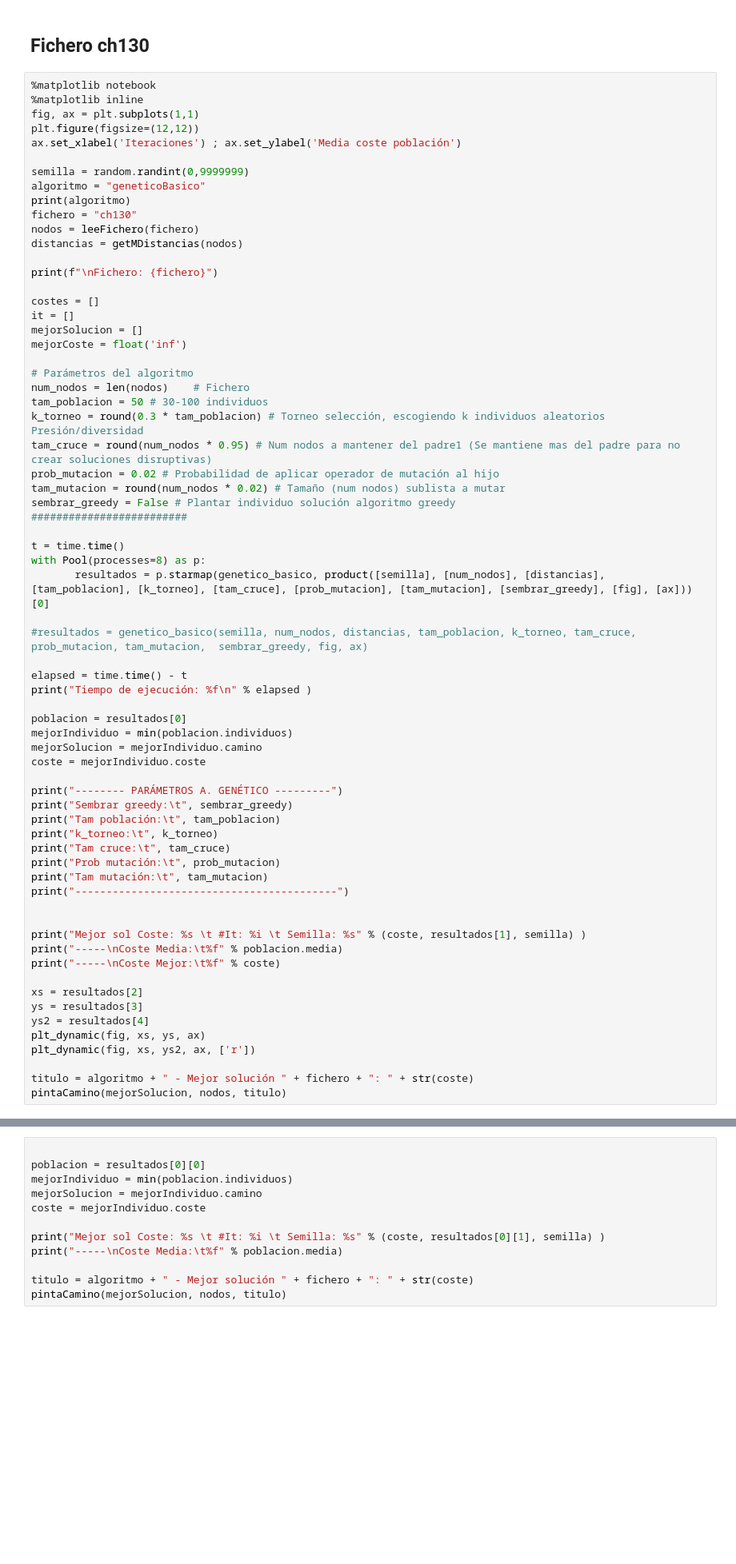
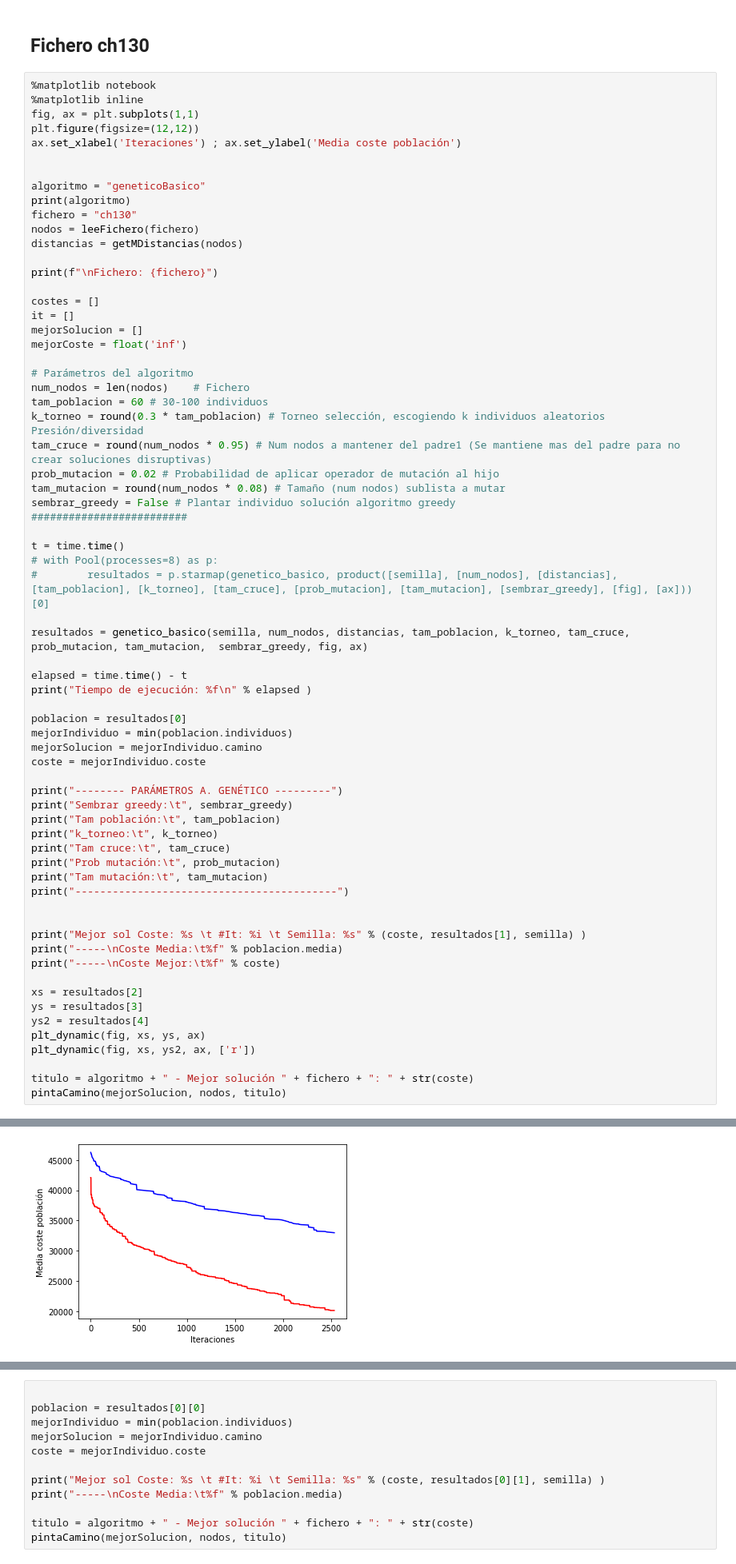
Before and after one commit to VictorNarov/AlgoritmosGeneticosTSP, a Jupyter notebook: 1 Genético Básico.ipynb, the cells around one changed output, grey strips where cells are left out. Shown at 80% size. Cells and saved outputs as stored; diff of their text form; blank space fills up the shorter version.

```diff
--- a/1 Genético Básico.ipynb
+++ b/1 Genético Básico.ipynb
@@ -19,7 +19,7 @@ fig, ax = plt.subplots(1,1)
 plt.figure(figsize=(12,12))
 ax.set_xlabel('Iteraciones') ; ax.set_ylabel('Media coste población')
 
-semilla = random.randint(0,9999999)
+
 algoritmo = "geneticoBasico"
 print(algoritmo)
 fichero = "ch130"
@@ -35,19 +35,19 @@ mejorCoste = float('inf')
 
 # Parámetros del algoritmo
 num_nodos = len(nodos)    # Fichero
-tam_poblacion = 50 # 30-100 individuos
+tam_poblacion = 60 # 30-100 individuos
 k_torneo = round(0.3 * tam_poblacion) # Torneo selección, escogiendo k individuos aleatorios Presión/diversidad
 tam_cruce = round(num_nodos * 0.95) # Num nodos a mantener del padre1 (Se mantiene mas del padre para no crear soluciones disruptivas)
 prob_mutacion = 0.02 # Probabilidad de aplicar operador de mutación al hijo
-tam_mutacion = round(num_nodos * 0.02) # Tamaño (num nodos) sublista a mutar
+tam_mutacion = round(num_nodos * 0.08) # Tamaño (num nodos) sublista a mutar
 sembrar_greedy = False # Plantar individuo solución algoritmo greedy
 #########################
 
 t = time.time()
-with Pool(processes=8) as p:
-       resultados = p.starmap(genetico_basico, product([semilla], [num_nodos], [distancias], [tam_poblacion], [k_torneo], [tam_cruce], [prob_mutacion], [tam_mutacion], [sembrar_greedy], [fig], [ax]))[0]
+# with Pool(processes=8) as p:
+#        resultados = p.starmap(genetico_basico, product([semilla], [num_nodos], [distancias], [tam_poblacion], [k_torneo], [tam_cruce], [prob_mutacion], [tam_mutacion], [sembrar_greedy], [fig], [ax]))[0]
 
-#resultados = genetico_basico(semilla, num_nodos, distancias, tam_poblacion, k_torneo, tam_cruce, prob_mutacion, tam_mutacion,  sembrar_greedy, fig, ax)
+resultados = genetico_basico(semilla, num_nodos, distancias, tam_poblacion, k_torneo, tam_cruce, prob_mutacion, tam_mutacion,  sembrar_greedy, fig, ax)
 
 elapsed = time.time() - t
 print("Tiempo de ejecución: %f\n" % elapsed )
@@ -83,0 +101 @@ NameError: name 'plt' is not defined
+[figure, added]
```
Also changed, not shown: parts of 2 cells of this notebook, 2 other files.
